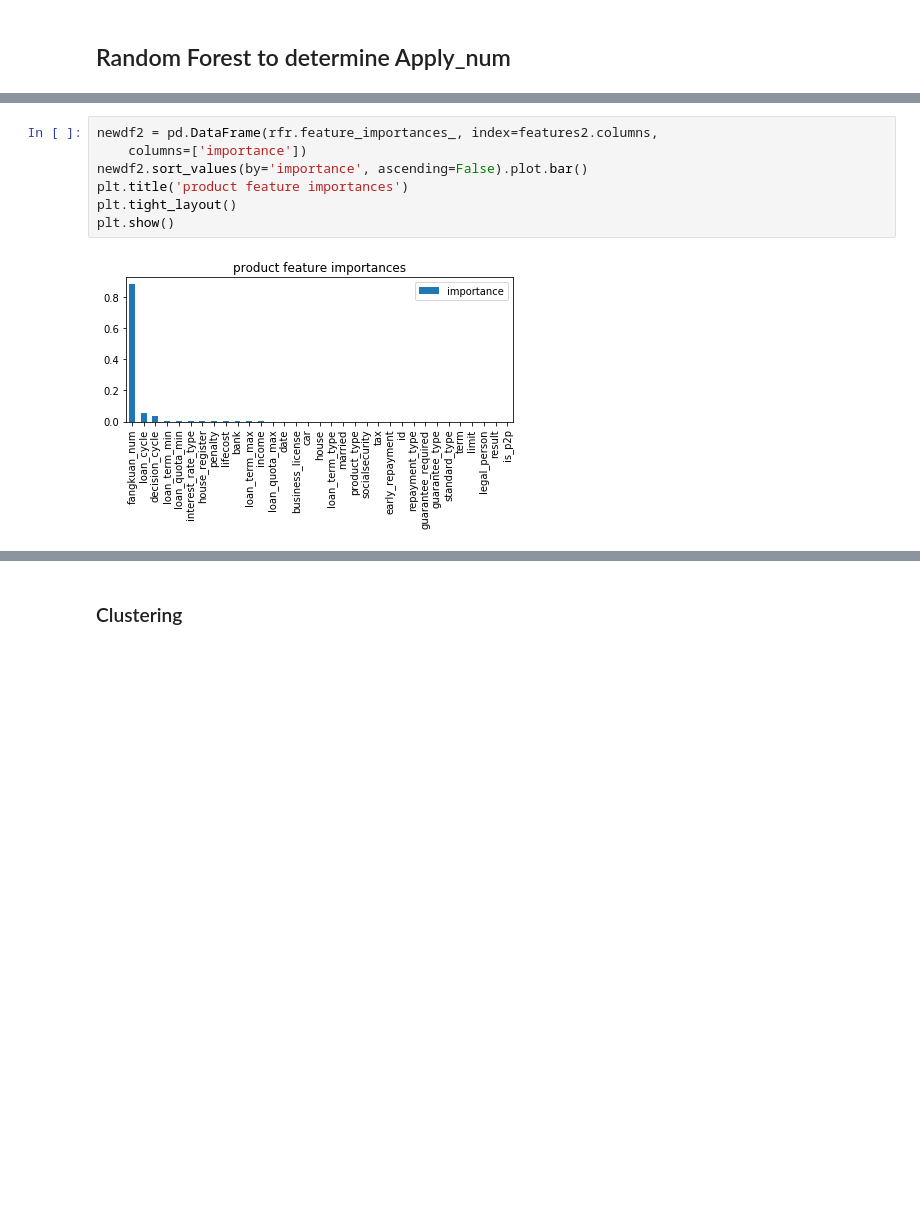
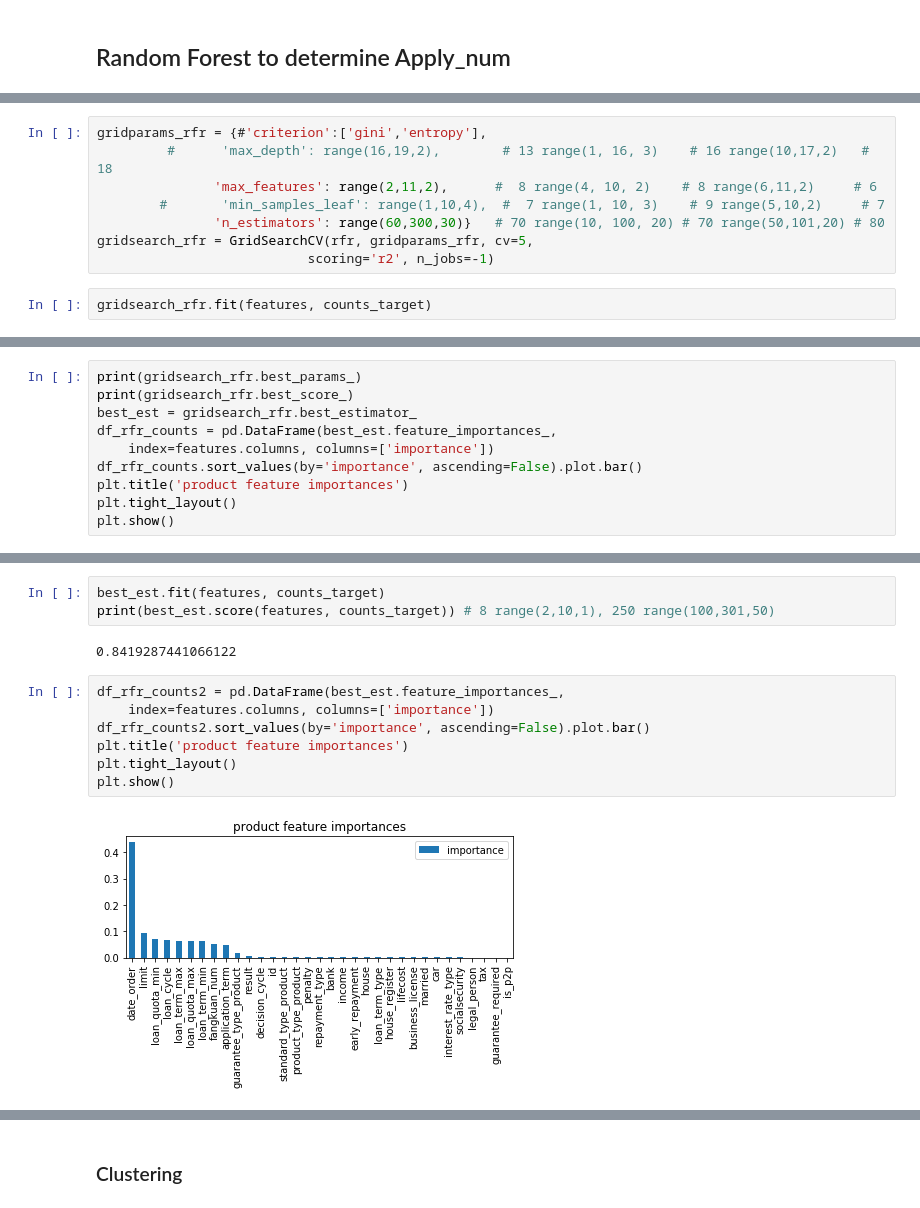
Before and after one commit to apaciorek/grouprong360, a Jupyter notebook: jen/Features_Products.ipynb, the cells around one changed output, grey strips where cells are left out. Saved outputs shown, nothing was run; the diff lists cells and outputs as text; blank space fills up the shorter version.

```diff
--- a/jen/Features_Products.ipynb
+++ b/jen/Features_Products.ipynb
@@ -234,0 +202,10 @@ RandomForestRegressor(bootstrap=True, criterion='mse', max_depth=None,
+# %%
+gridparams_rfr = {#'criterion':['gini','entropy'],
+         #      'max_depth': range(16,19,2),        # 13 range(1, 16, 3)    # 16 range(10,17,2)   # 18
+               'max_features': range(2,11,2),      #  8 range(4, 10, 2)    # 8 range(6,11,2)     # 6
+        #       'min_samples_leaf': range(1,10,4),  #  7 range(1, 10, 3)    # 9 range(5,10,2)     # 7
+               'n_estimators': range(60,300,30)}   # 70 range(10, 100, 20) # 70 range(50,101,20) # 80
+gridsearch_rfr = GridSearchCV(rfr, gridparams_rfr, cv=5,
+                           scoring='r2', n_jobs=-1)
+# %%
+gridsearch_rfr.fit(features, counts_target)
@@ -234,0 +231,10 @@ RandomForestRegressor(bootstrap=True, criterion='mse', max_depth=None,
+# %%
+print(gridsearch_rfr.best_params_)
+print(gridsearch_rfr.best_score_)
+best_est = gridsearch_rfr.best_estimator_
+df_rfr_counts = pd.DataFrame(best_est.feature_importances_,
+    index=features.columns, columns=['importance'])
+df_rfr_counts.sort_values(by='importance', ascending=False).plot.bar()
+plt.title('product feature importances')
+plt.tight_layout()
+plt.show()
@@ -235,9 +245,14 @@ RandomForestRegressor(bootstrap=True, criterion='mse', max_depth=None,
+# %%
+best_est.fit(features, counts_target)
+print(best_est.score(features, counts_target)) # 8 range(2,10,1), 250 range(100,301,50)
+# %% [output]
+0.8419287441066122
 # %%
-newdf2 = pd.DataFrame(rfr.feature_importances_, index=features2.columns,
-    columns=['importance'])
-newdf2.sort_values(by='importance', ascending=False).plot.bar()
+df_rfr_counts2 = pd.DataFrame(best_est.feature_importances_,
+    index=features.columns, columns=['importance'])
+df_rfr_counts2.sort_values(by='importance', ascending=False).plot.bar()
 plt.title('product feature importances')
 plt.tight_layout()
 plt.show()
 # %% [output]
-[figure, old version]
+[figure, new version]
```
Also changed, not shown: parts of 147 cells of this notebook.
